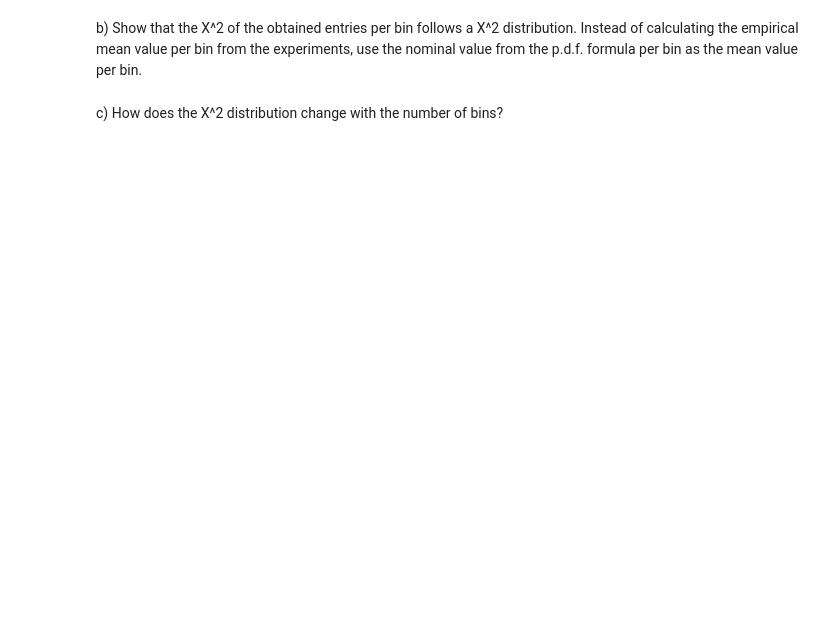
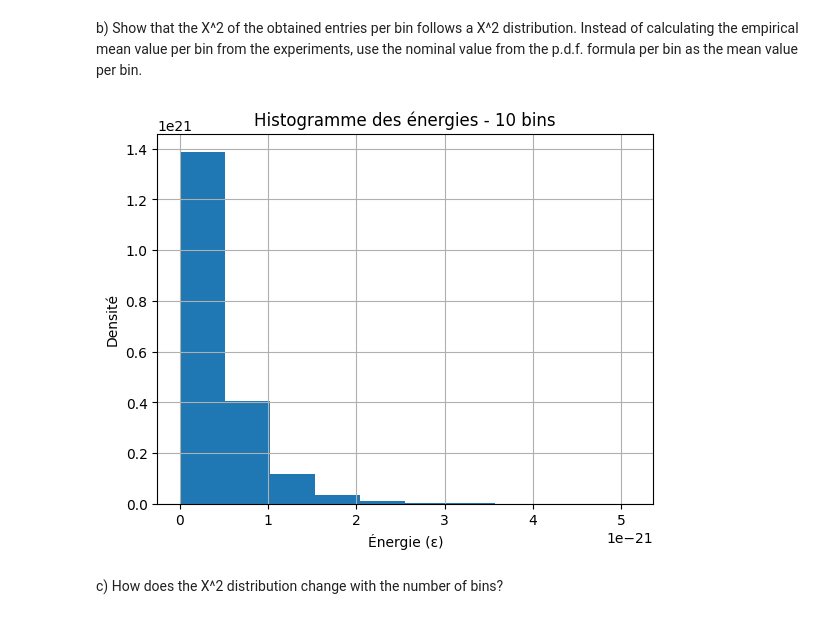
Before and after one commit to Gabewitt/Stats-Project, a Jupyter notebook: V_Final_Project_Notebook.ipynb, the cells around one changed output. Saved outputs shown, nothing was run; the diff lists cells and outputs as text; code cells hidden in the pictures; blank space fills up the shorter version.

```diff
--- a/V_Final_Project_Notebook.ipynb
+++ b/V_Final_Project_Notebook.ipynb
@@ -538,4 +511,50 @@ NameError: name 'size' is not defined
 # %% [markdown]
 b) Show that the Χ^2 of the obtained entries per bin follows a Χ^2 distribution. Instead of calculating the empirical mean value per bin from the experiments, use the nominal value from the p.d.f. formula per bin as the mean value per bin.
+# %%
+# PDF cible f(ε)
+def target_pdf(eps, beta):
+    A = np.sqrt(beta / np.pi)
+    return A * np.exp(-beta * eps) / np.sqrt(eps)
+
+# Calcul du χ²
+def get_xi(N, N_bins):
+    """Calcule le χ² pour différentes divisions en bins."""
+    obs_E_w_values = sample_from_proposal(lam, N)
+    obs_nmb_E_w = []
+    expected_Ew = []
+    xi_square = []
+
+    bins_low = np.linspace(0, 1e-21 - (1e-21 / N_bins), N_bins)
+    bins_up = np.linspace(bins_low[1], 1e-21, N_bins)
+    bins_centers = [(b + a) / 2 for a, b in zip(bins_low, bins_up)]
+    bins_prob = []
+
+    for n in range(N_bins):
+        bins_prob.append(bins_low[1] * target_pdf(bins_centers[n], beta))
+
+    tot_prob = sum(bins_prob)
+
+    for n in range(N_bins):
+        expected_Ew.append(bins_prob[n] * N / tot_prob)
+        obs_nmb_E_w.append(sum(1 for x in obs_E_w_values if bins_low[n] <= x < bins_up[n]))
+
+    for n in range(N_bins):
+        xi_square.append((obs_nmb_E_w[n] - expected_Ew[n])**2 / expected_Ew[n])
+
+    return np.array(xi_square), np.array(obs_E_w_values)
+
+# Exécution pour la question b)
+N_bins = 10
+xi_squared_10, Ew_values = get_xi(N, N_bins)
+
+# Histogramme des énergies pour confirmation
+plt.hist(Ew_values, bins=N_bins, density=True)
+plt.title(f"Histogramme des énergies - {N_bins} bins")
+plt.xlabel("Énergie (ε)")
+plt.ylabel("Densité")
+plt.grid(True)
+plt.show()
+# %% [output]
+[figure, added]
 # %% [markdown]
 c) How does the Χ^2 distribution change with the number of bins?
```
Also changed, not shown: parts of 20 cells of this notebook.
